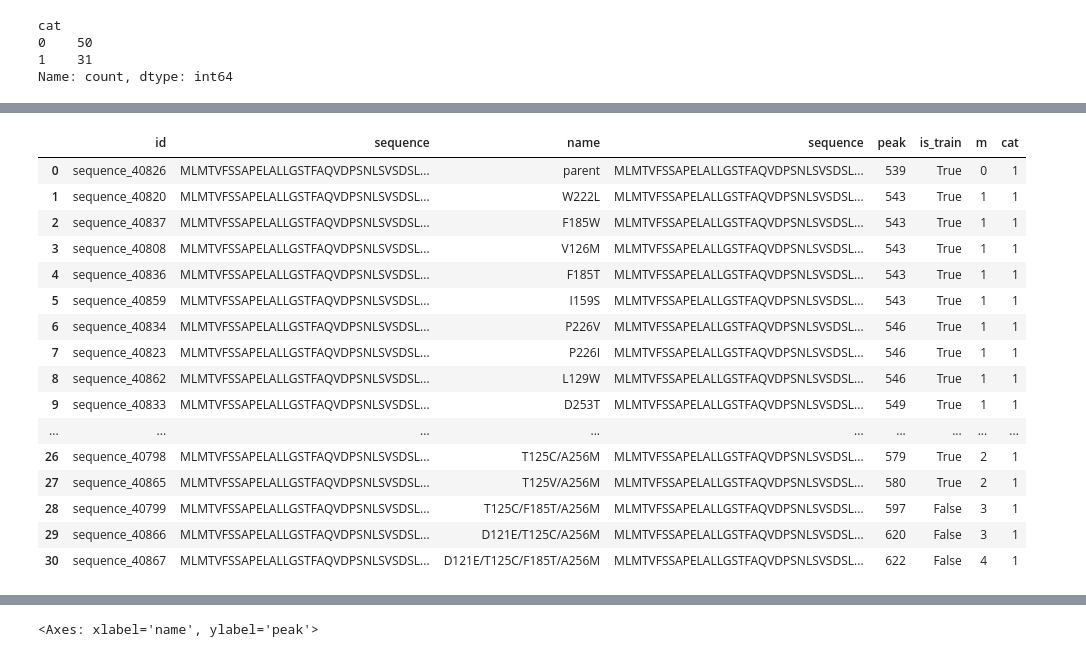
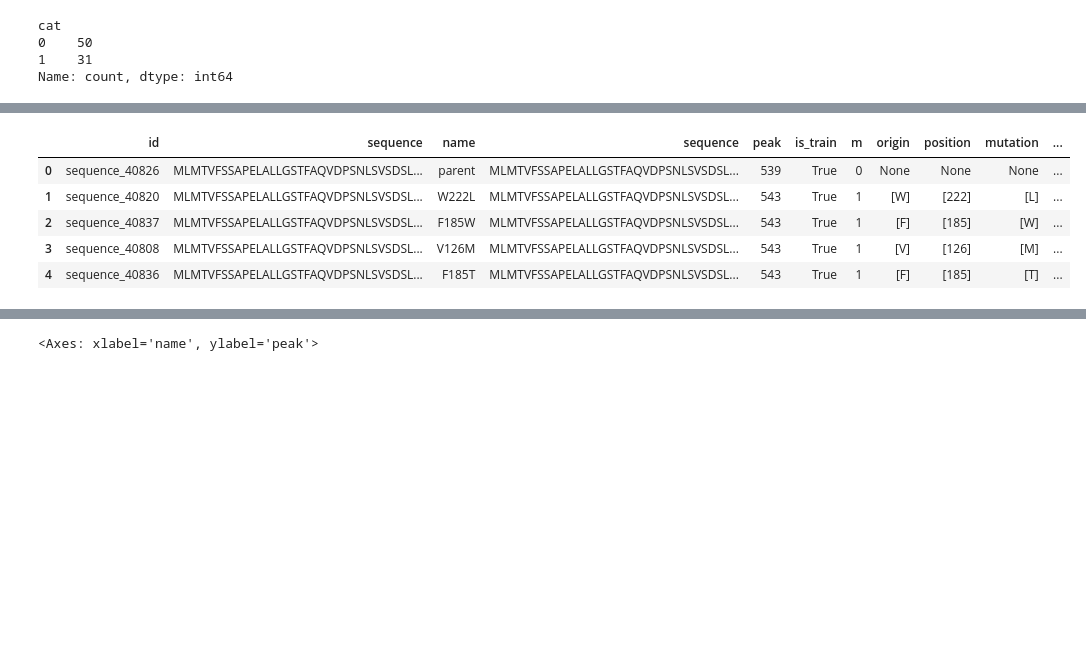
Before and after one commit to JmartinUmag/Bioinfo, a Jupyter notebook: Taller/absortion2.ipynb, the cells around one changed output, grey strips where cells are left out. Cells and saved outputs as stored; diff of their text form; code cells hidden in the pictures; blank space fills up the shorter version.

```diff
--- a/Taller/absortion2.ipynb
+++ b/Taller/absortion2.ipynb
@@ -66,23 +80,5 @@ df_positive=df.loc[df["cat"]=="1"]
 df_negative=df.loc[df["cat"]=="0"]
 df_positive=df_positive.sort_values(by="peak",ascending=True)
 df_negative=df_negative.sort_values(by="peak",ascending=True)
-df_negative.reset_index(drop=True)
-df_positive.reset_index(drop=True)
+df_negative=df_negative.reset_index(drop=True)
+df_positive=df_positive.reset_index(drop=True)
-# %% [output]
-|  | id | sequence | name | sequence | peak | is_train | m | cat |
-| 0 | sequence_40826 | MLMTVFSSAPELALLGSTFAQVDPSNLSVSDSL... | parent | MLMTVFSSAPELALLGSTFAQVDPSNLSVSDSL... | 539 | True | 0 | 1 |
-| 1 | sequence_40820 | MLMTVFSSAPELALLGSTFAQVDPSNLSVSDSL... | W222L | MLMTVFSSAPELALLGSTFAQVDPSNLSVSDSL... | 543 | True | 1 | 1 |
-| 2 | sequence_40837 | MLMTVFSSAPELALLGSTFAQVDPSNLSVSDSL... | F185W | MLMTVFSSAPELALLGSTFAQVDPSNLSVSDSL... | 543 | True | 1 | 1 |
-| 3 | sequence_40808 | MLMTVFSSAPELALLGSTFAQVDPSNLSVSDSL... | V126M | MLMTVFSSAPELALLGSTFAQVDPSNLSVSDSL... | 543 | True | 1 | 1 |
-| 4 | sequence_40836 | MLMTVFSSAPELALLGSTFAQVDPSNLSVSDSL... | F185T | MLMTVFSSAPELALLGSTFAQVDPSNLSVSDSL... | 543 | True | 1 | 1 |
-| 5 | sequence_40859 | MLMTVFSSAPELALLGSTFAQVDPSNLSVSDSL... | I159S | MLMTVFSSAPELALLGSTFAQVDPSNLSVSDSL... | 543 | True | 1 | 1 |
-| 6 | sequence_40834 | MLMTVFSSAPELALLGSTFAQVDPSNLSVSDSL... | P226V | MLMTVFSSAPELALLGSTFAQVDPSNLSVSDSL... | 546 | True | 1 | 1 |
-| 7 | sequence_40823 | MLMTVFSSAPELALLGSTFAQVDPSNLSVSDSL... | P226I | MLMTVFSSAPELALLGSTFAQVDPSNLSVSDSL... | 546 | True | 1 | 1 |
-| 8 | sequence_40862 | MLMTVFSSAPELALLGSTFAQVDPSNLSVSDSL... | L129W | MLMTVFSSAPELALLGSTFAQVDPSNLSVSDSL... | 546 | True | 1 | 1 |
-| 9 | sequence_40833 | MLMTVFSSAPELALLGSTFAQVDPSNLSVSDSL... | D253T | MLMTVFSSAPELALLGSTFAQVDPSNLSVSDSL... | 549 | True | 1 | 1 |
-| ... | ... | ... | ... | ... | ... | ... | ... | ... |
-| 26 | sequence_40798 | MLMTVFSSAPELALLGSTFAQVDPSNLSVSDSL... | T125C/A256M | MLMTVFSSAPELALLGSTFAQVDPSNLSVSDSL... | 579 | True | 2 | 1 |
-| 27 | sequence_40865 | MLMTVFSSAPELALLGSTFAQVDPSNLSVSDSL... | T125V/A256M | MLMTVFSSAPELALLGSTFAQVDPSNLSVSDSL... | 580 | True | 2 | 1 |
-| 28 | sequence_40799 | MLMTVFSSAPELALLGSTFAQVDPSNLSVSDSL... | T125C/F185T/A256M | MLMTVFSSAPELALLGSTFAQVDPSNLSVSDSL... | 597 | False | 3 | 1 |
-| 29 | sequence_40866 | MLMTVFSSAPELALLGSTFAQVDPSNLSVSDSL... | D121E/T125C/A256M | MLMTVFSSAPELALLGSTFAQVDPSNLSVSDSL... | 620 | False | 3 | 1 |
-| 30 | sequence_40867 | MLMTVFSSAPELALLGSTFAQVDPSNLSVSDSL... | D121E/T125C/F185T/A256M | MLMTVFSSAPELALLGSTFAQVDPSNLSVSDSL... | 622 | False | 4 | 1 |
@@ -103 +85,10 @@ df['origin'], df['position'], df['mutation'] = zip(*df['name'].apply(extract_mut
+# %%
+df_positive.head()
+# %% [output]
+|  | id | sequence | name | sequence | peak | is_train | m | origin | position | mutation | ... |
+| 0 | sequence_40826 | MLMTVFSSAPELALLGSTFAQVDPSNLSVSDSL... | parent | MLMTVFSSAPELALLGSTFAQVDPSNLSVSDSL... | 539 | True | 0 | None | None | None | ... |
+| 1 | sequence_40820 | MLMTVFSSAPELALLGSTFAQVDPSNLSVSDSL... | W222L | MLMTVFSSAPELALLGSTFAQVDPSNLSVSDSL... | 543 | True | 1 | [W] | [222] | [L] | ... |
+| 2 | sequence_40837 | MLMTVFSSAPELALLGSTFAQVDPSNLSVSDSL... | F185W | MLMTVFSSAPELALLGSTFAQVDPSNLSVSDSL... | 543 | True | 1 | [F] | [185] | [W] | ... |
+| 3 | sequence_40808 | MLMTVFSSAPELALLGSTFAQVDPSNLSVSDSL... | V126M | MLMTVFSSAPELALLGSTFAQVDPSNLSVSDSL... | 543 | True | 1 | [V] | [126] | [M] | ... |
+| 4 | sequence_40836 | MLMTVFSSAPELALLGSTFAQVDPSNLSVSDSL... | F185T | MLMTVFSSAPELALLGSTFAQVDPSNLSVSDSL... | 543 | True | 1 | [F] | [185] | [T] | ... |
 # %%
```
Also changed, not shown: parts of 11 cells of this notebook.
